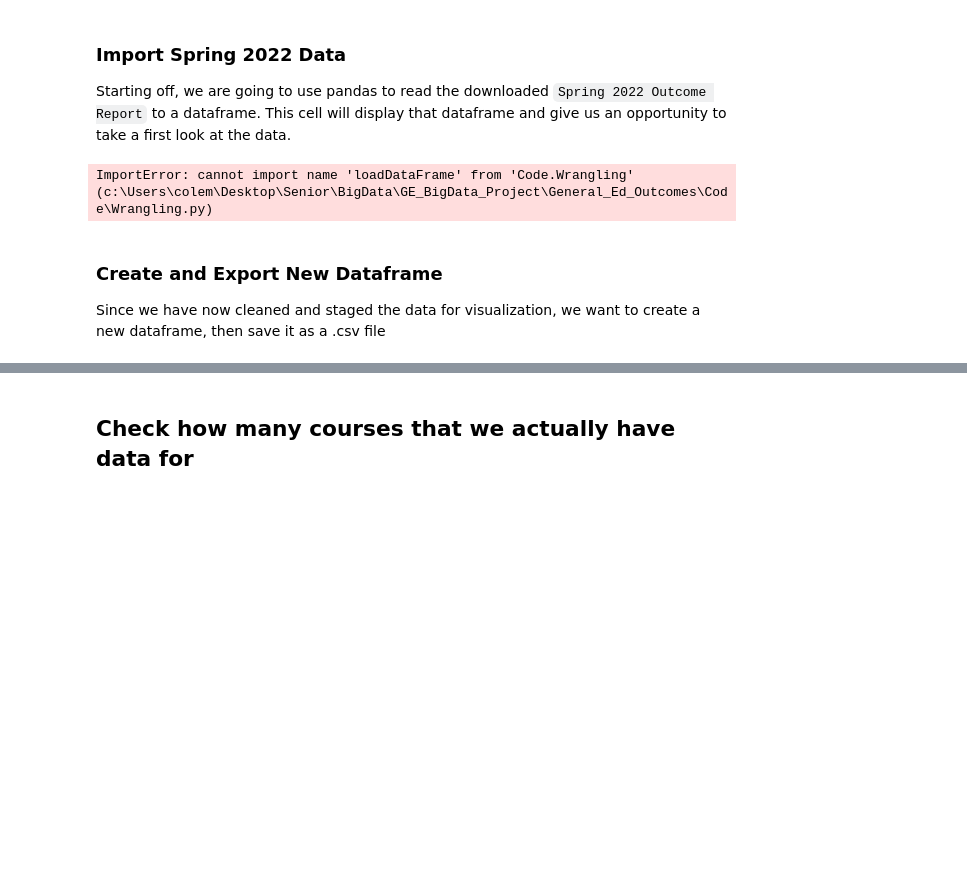
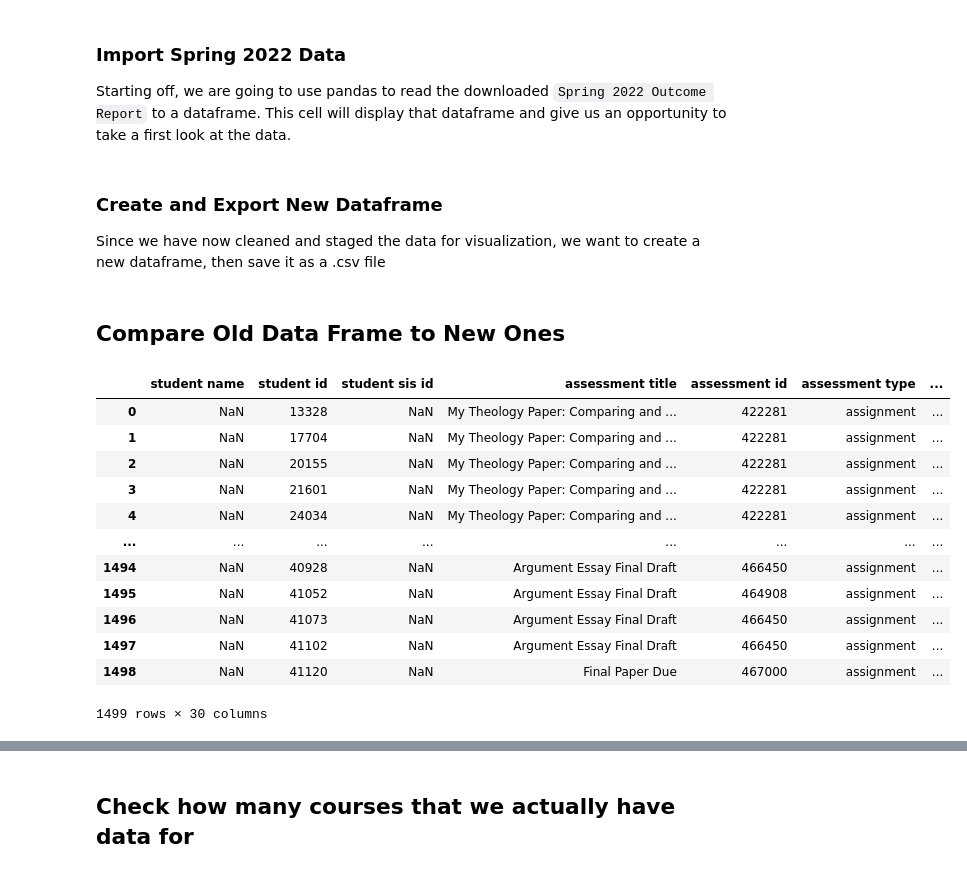
Before and after one commit to colemccall/GE_BigData_Project, a Jupyter notebook: General_Ed_Outcomes/Simplified_DataCleaner.ipynb, the cells around one changed output, grey strips where cells are left out. Saved outputs shown, nothing was run; the diff lists cells and outputs as text; code cells hidden in the pictures; blank space fills up the shorter version.

```diff
--- a/General_Ed_Outcomes/Simplified_DataCleaner.ipynb
+++ b/General_Ed_Outcomes/Simplified_DataCleaner.ipynb
@@ -4,13 +4,11 @@
 
 Starting off, we are going to use pandas to read the downloaded `Spring 2022 Outcome Report` to a dataframe. This cell will display that dataframe and give us an opportunity to take a first look at the data.
 # %%
-from Code.Wrangling import loadDataFrame
+from Wrangling import loadDataFrame
 
-file_path = '\\1_Landing\\Spring 2022 Outcome Report.csv'
+file_path = '1_Landing\\Spring 2022 Outcome Report.csv'
 
 dataframe = loadDataFrame(file_path)
-# %% [output]
-ImportError: cannot import name 'loadDataFrame' from 'Code.Wrangling' (c:\Users\colem\Desktop\Senior\BigData\GE_BigData_Project\General_Ed_Outcomes\Code\Wrangling.py)
 # %% [markdown]
 ### Create and Export New Dataframe
 Since we have now cleaned and staged the data for visualization, we want to create a new dataframe, then save it as a .csv file
@@ -21,3 +19,22 @@ from Code.Wrangling import cleanDataFrame
 newData, cleanData = cleanDataFrame(dataframe)
 newData.to_csv('2_Staging\\Spring 2022 Outcome Report 2.0.csv')
 cleanData.to_csv('2_Staging\\Spring 2022 Outcome Report 2.1.csv')
+# %% [markdown]
+
+## Compare Old Data Frame to New Ones
+# %%
+dataframe
+# %% [output]
+|  | student name | student id | student sis id | assessment title | assessment id | assessment type | ... |
+| 0 | NaN | 13328 | NaN | My Theology Paper: Comparing and ... | 422281 | assignment | ... |
+| 1 | NaN | 17704 | NaN | My Theology Paper: Comparing and ... | 422281 | assignment | ... |
+| 2 | NaN | 20155 | NaN | My Theology Paper: Comparing and ... | 422281 | assignment | ... |
+| 3 | NaN | 21601 | NaN | My Theology Paper: Comparing and ... | 422281 | assignment | ... |
+| 4 | NaN | 24034 | NaN | My Theology Paper: Comparing and ... | 422281 | assignment | ... |
+| ... | ... | ... | ... | ... | ... | ... | ... |
+| 1494 | NaN | 40928 | NaN | Argument Essay Final Draft | 466450 | assignment | ... |
+| 1495 | NaN | 41052 | NaN | Argument Essay Final Draft | 464908 | assignment | ... |
+| 1496 | NaN | 41073 | NaN | Argument Essay Final Draft | 466450 | assignment | ... |
+| 1497 | NaN | 41102 | NaN | Argument Essay Final Draft | 466450 | assignment | ... |
+| 1498 | NaN | 41120 | NaN | Final Paper Due | 467000 | assignment | ... |
+1499 rows × 30 columns
```
Also changed, not shown: parts of 7 cells of this notebook, 1 other file.
